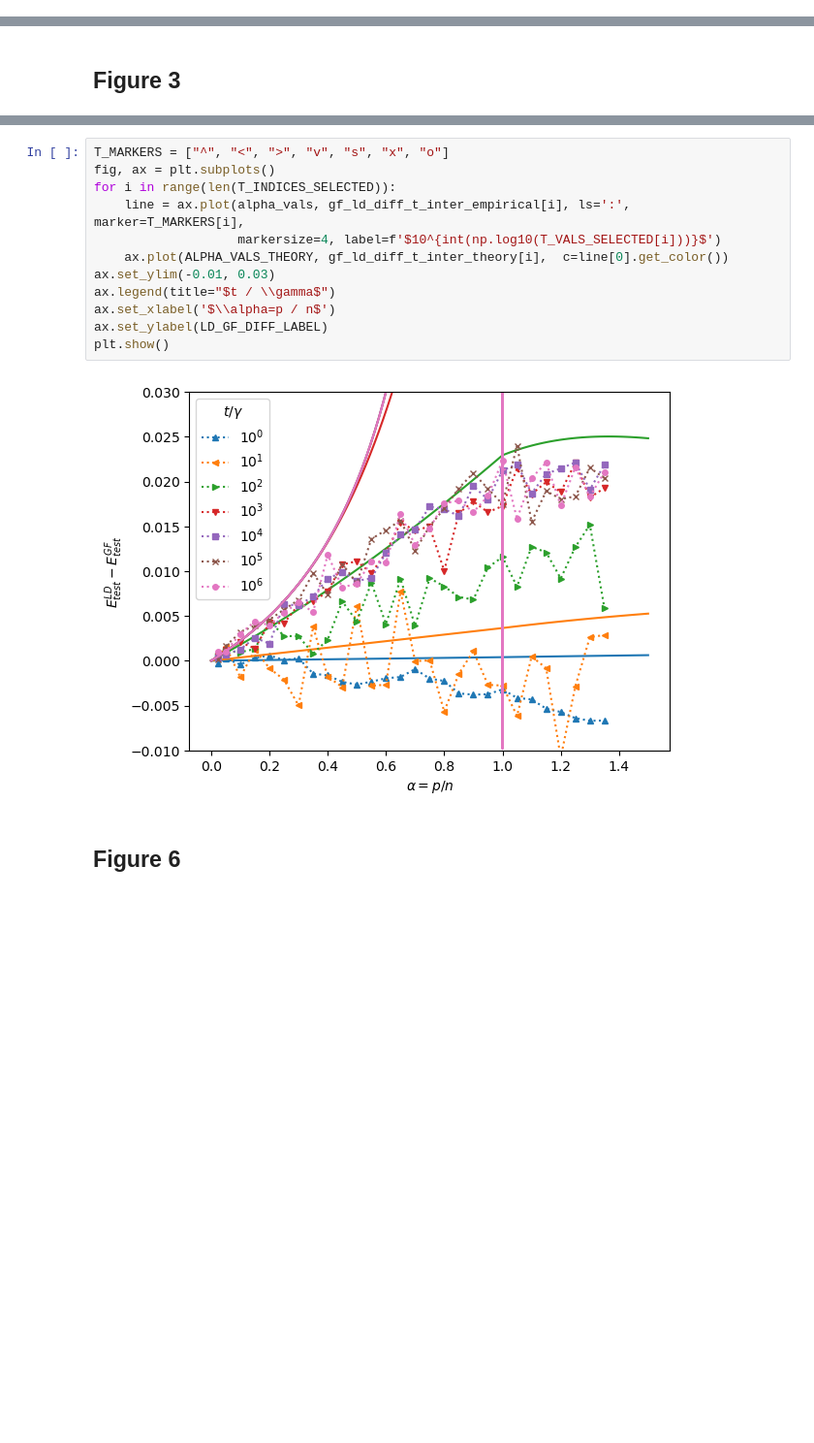
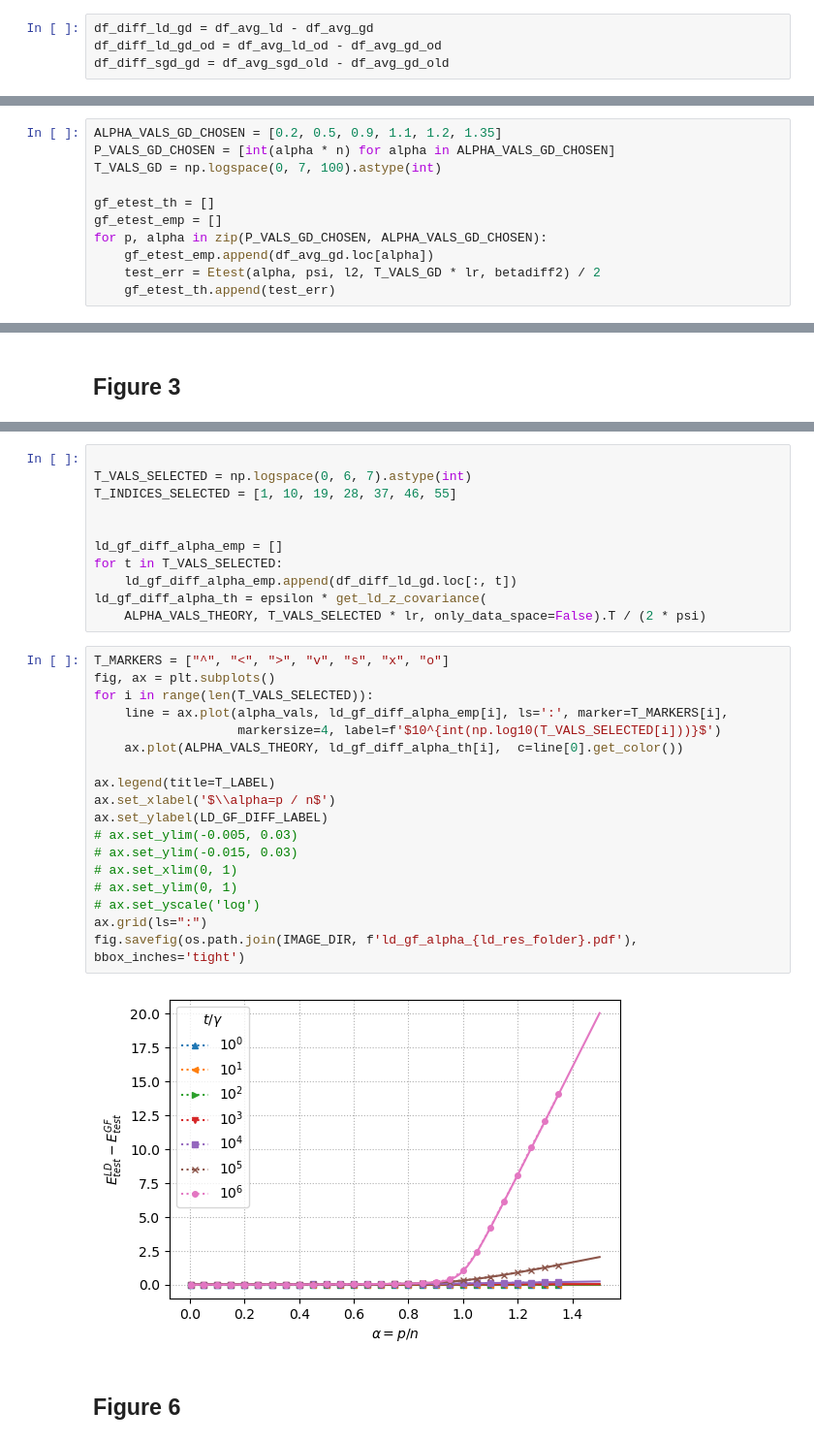
Before and after one commit to feathernox/sgf_dyn, a Jupyter notebook: notebooks/ld_gf.ipynb, the cells around one changed output, grey strips where cells are left out. Shown at 97% size. Saved outputs shown, nothing was run; the diff lists cells and outputs as text; blank space fills up the shorter version.

```diff
--- a/notebooks/ld_gf.ipynb
+++ b/notebooks/ld_gf.ipynb
@@ -137,0 +258,4 @@ def compute_ld_gf_diff(X, y, p, idx_timepoints=None):
+# %%
+df_diff_ld_gd = df_avg_ld - df_avg_gd
+df_diff_ld_gd_od = df_avg_ld_od - df_avg_gd_od
+df_diff_sgd_gd = df_avg_sgd_old - df_avg_gd_old
@@ -137,0 +265,11 @@ def compute_ld_gf_diff(X, y, p, idx_timepoints=None):
+# %%
+ALPHA_VALS_GD_CHOSEN = [0.2, 0.5, 0.9, 1.1, 1.2, 1.35]
+P_VALS_GD_CHOSEN = [int(alpha * n) for alpha in ALPHA_VALS_GD_CHOSEN]
+T_VALS_GD = np.logspace(0, 7, 100).astype(int)
+
+gf_etest_th = []
+gf_etest_emp = []
+for p, alpha in zip(P_VALS_GD_CHOSEN, ALPHA_VALS_GD_CHOSEN):
+    gf_etest_emp.append(df_avg_gd.loc[alpha])
+    test_err = Etest(alpha, psi, l2, T_VALS_GD * lr, betadiff2) / 2
+    gf_etest_th.append(test_err)
@@ -166,16 +359,33 @@ gf_ld_diff_t_inter_theory = epsilon * get_ld_z_covariance(ALPHA_VALS_THEORY, T_V
+# %%
+
+T_VALS_SELECTED = np.logspace(0, 6, 7).astype(int)
+T_INDICES_SELECTED = [1, 10, 19, 28, 37, 46, 55]
+
+
+ld_gf_diff_alpha_emp = []
+for t in T_VALS_SELECTED:
+    ld_gf_diff_alpha_emp.append(df_diff_ld_gd.loc[:, t])
+ld_gf_diff_alpha_th = epsilon * get_ld_z_covariance(
+    ALPHA_VALS_THEORY, T_VALS_SELECTED * lr, only_data_space=False).T / (2 * psi)
 # %%
 T_MARKERS = ["^", "<", ">", "v", "s", "x", "o"]
 fig, ax = plt.subplots()
-for i in range(len(T_INDICES_SELECTED)):
-    line = ax.plot(alpha_vals, gf_ld_diff_t_inter_empirical[i], ls=':', marker=T_MARKERS[i],
+for i in range(len(T_VALS_SELECTED)):
+    line = ax.plot(alpha_vals, ld_gf_diff_alpha_emp[i], ls=':', marker=T_MARKERS[i],
                    markersize=4, label=f'$10^{int(np.log10(T_VALS_SELECTED[i]))}$')
-    ax.plot(ALPHA_VALS_THEORY, gf_ld_diff_t_inter_theory[i],  c=line[0].get_color())
-ax.set_ylim(-0.01, 0.03)
-ax.legend(title="$t / \\gamma$")
+    ax.plot(ALPHA_VALS_THEORY, ld_gf_diff_alpha_th[i],  c=line[0].get_color())
+
+ax.legend(title=T_LABEL)
 ax.set_xlabel('$\\alpha=p / n$')
 ax.set_ylabel(LD_GF_DIFF_LABEL)
-plt.show()
+# ax.set_ylim(-0.005, 0.03)
+# ax.set_ylim(-0.015, 0.03)
+# ax.set_xlim(0, 1)
+# ax.set_ylim(0, 1)
+# ax.set_yscale('log')
+ax.grid(ls=":")
+fig.savefig(os.path.join(IMAGE_DIR, f'ld_gf_alpha_{ld_res_folder}.pdf'), bbox_inches='tight')
 # %% [output]
-[figure, old version]
+[figure, new version]
 # %% [markdown]
 ## Figure 6
```
Also changed, not shown: parts of 30 cells of this notebook.
